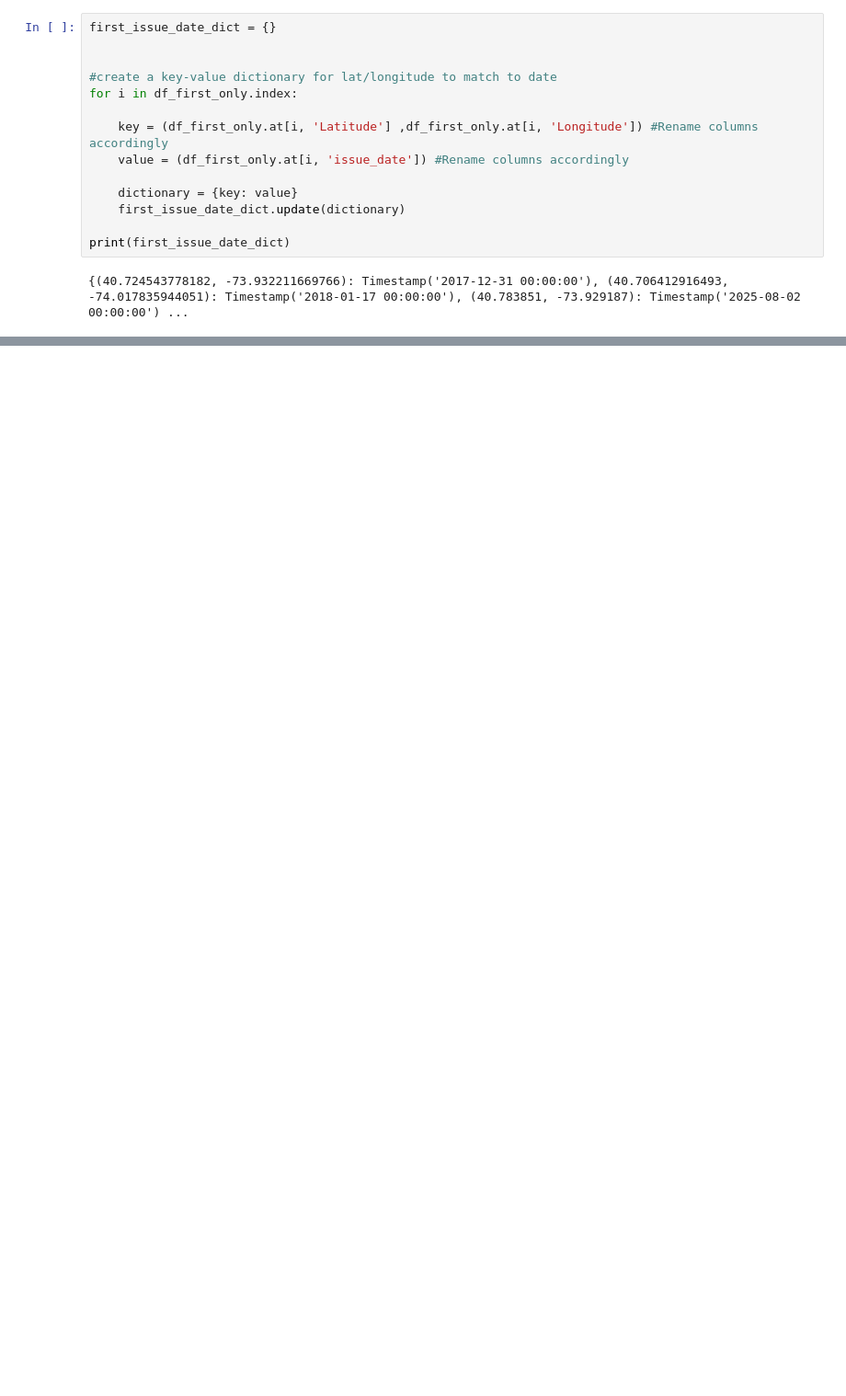
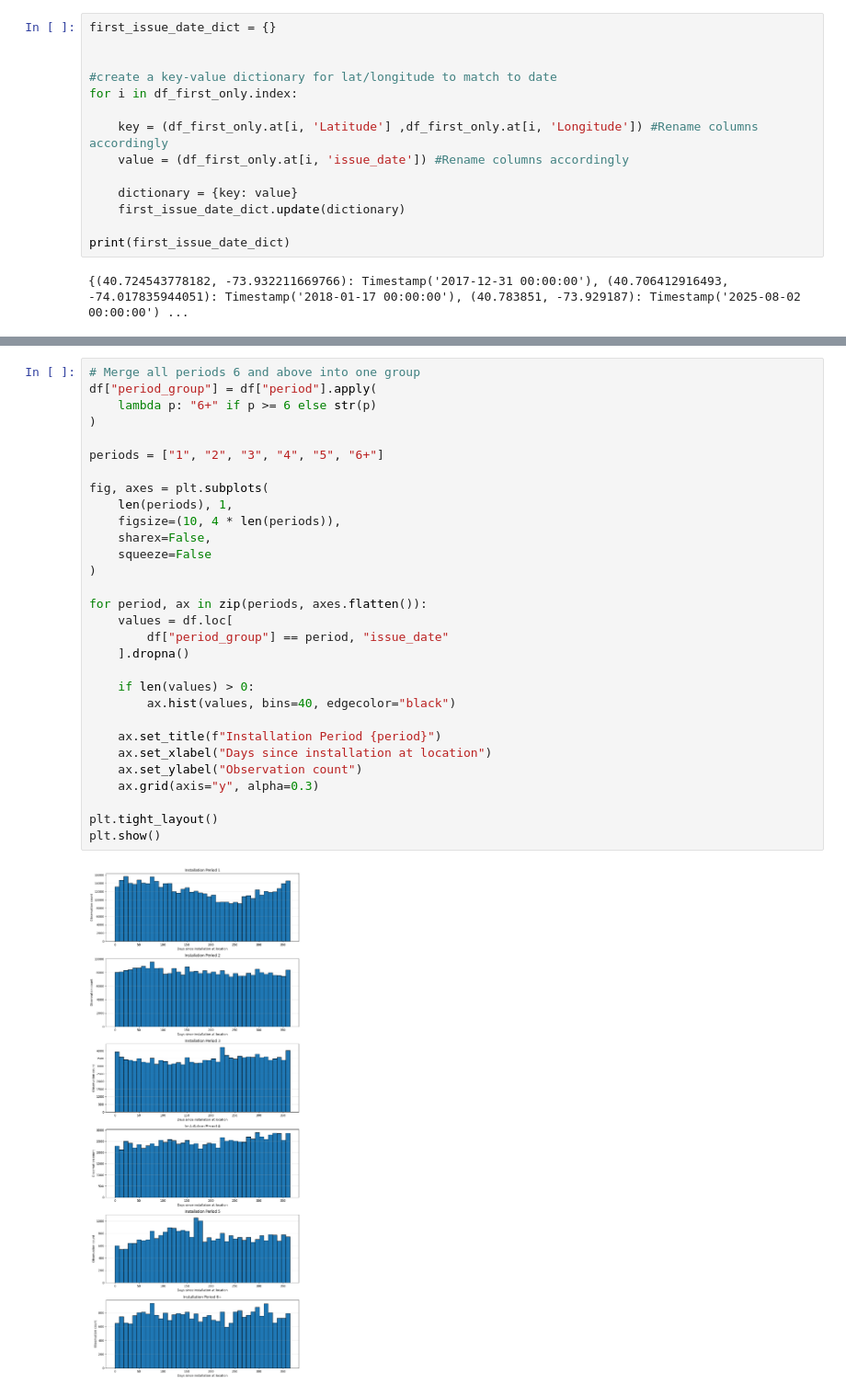
Before and after one commit to Group-7-Capstone/Group-7-Capstone, a Jupyter notebook: Jacob Model/Graph Creation/Jacob_violations_since_start_date.ipynb, the cells around one changed output, grey strips where cells are left out. Shown at 92% size. Drawn from its saved outputs; the diff is of its cells as text; blank space fills up the shorter version.

```diff
--- a/Jacob Model/Graph Creation/Jacob_violations_since_start_date.ipynb
+++ b/Jacob Model/Graph Creation/Jacob_violations_since_start_date.ipynb
@@ -178,0 +383,32 @@ Requirement already satisfied: six>=1.5 in /Users/jacobboyar/Library/Mobile Docu
+# %%
+# Merge all periods 6 and above into one group
+df["period_group"] = df["period"].apply(
+    lambda p: "6+" if p >= 6 else str(p)
+)
+
+periods = ["1", "2", "3", "4", "5", "6+"]
+
+fig, axes = plt.subplots(
+    len(periods), 1,
+    figsize=(10, 4 * len(periods)),
+    sharex=False,
+    squeeze=False
+)
+
+for period, ax in zip(periods, axes.flatten()):
+    values = df.loc[
+        df["period_group"] == period, "issue_date"
+    ].dropna()
+
+    if len(values) > 0:
+        ax.hist(values, bins=40, edgecolor="black")
+
+    ax.set_title(f"Installation Period {period}")
+    ax.set_xlabel("Days since installation at location")
+    ax.set_ylabel("Observation count")
+    ax.grid(axis="y", alpha=0.3)
+
+plt.tight_layout()
+plt.show()
+# %% [output]
+[figure, added]
```
Also changed, not shown: parts of 14 cells of this notebook.
